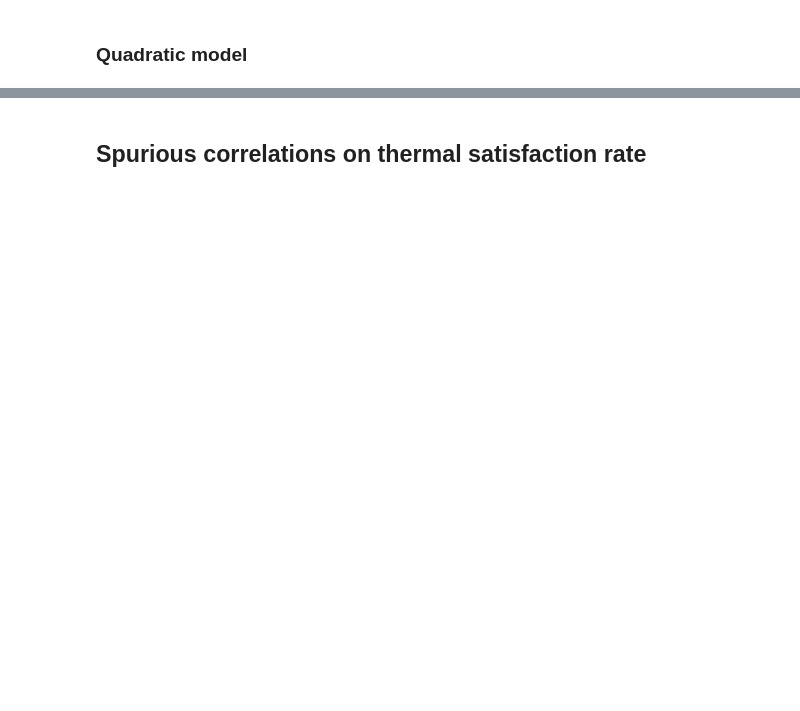
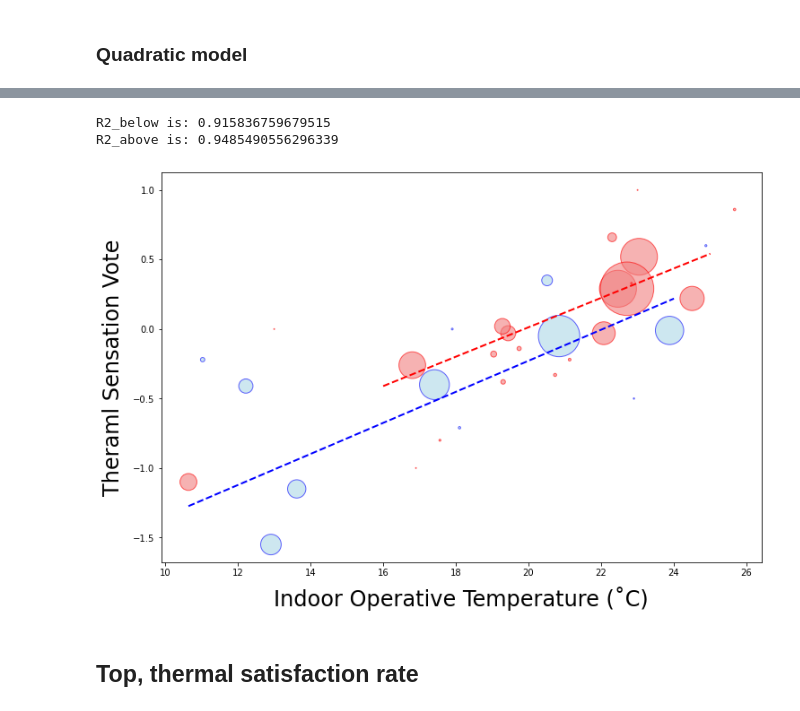
Before and after one commit to ruijis/paper-causal-doing, a Jupyter notebook: Data_regression_discontinuity.ipynb, the cells around one changed output, grey strips where cells are left out. Saved outputs shown, nothing was run; the diff lists cells and outputs as text; code cells hidden in the pictures; blank space fills up the shorter version.

```diff
--- a/Data_regression_discontinuity.ipynb
+++ b/Data_regression_discontinuity.ipynb
@@ -223,0 +423,10 @@ plt.show()
+# %%
+# # Fit the models for each group
+# model = smf.wls("thermal_sensation~top", df_rd, weights=df_rd["records"]).fit()
+# model.summary().tables[1]
+
+# Fit the models for each group
+model_below = smf.wls("thermal_sensation ~ top", weights=df_below["records"], data=df_below).fit()
+model_above = smf.wls("thermal_sensation ~ top", weights=df_above["records"], data=df_above).fit()
+print(model_below.summary().tables[1])
+print(model_above.summary().tables[1])
@@ -224,5 +446,53 @@ plt.show()
+# %%
+# calcualte R2 for the two models
+# R2 = 1 - (RSS/TSS)
+RSS_below = sum(model_below.resid ** 2)
+TSS_below = sum((df_below['thermal_sensation'] - df_below['thermal_sensation'].mean()) ** 2)
+R2_below = 1 - RSS_below/TSS_below
+RSS_above = sum(model_above.resid ** 2)
+TSS_above = sum((df_above['thermal_sensation'] - df_above['thermal_sensation'].mean()) ** 2)
+R2_above = 1 - RSS_above/TSS_above
+print("R2_below is:", R2_below)
+print("R2_above is:", R2_above)
+# %% [output]
+R2_below is: 0.915836759679515
+R2_above is: 0.9485490556296339
+# %%
+# Initialize figure
+plt.figure(figsize=(12, 8))
+
+# Scatter plot for points below the threshold
+plt.scatter(df_below['top'], df_below['thermal_sensation'],
+            s=df_below['records'], facecolors='lightblue', edgecolors='blue',
+            alpha=0.6, label='Cool Indoor Environment')
+
+# Scatter plot for points above the threshold
+plt.scatter(df_above['top'], df_above['thermal_sensation'],
+            s=df_above['records'], facecolors='lightcoral', edgecolors='red',
+            alpha=0.6, label='Warm Indoor Environment')
+
+# Plot the fitted lines smoothly
+top_grid_above = np.linspace(16, 25, 500)
+top_grid = np.linspace(df_rd['top'].min(), 24, 500)
+pred_below = model_below.predict(pd.DataFrame({'top': top_grid}))
+pred_above = model_above.predict(pd.DataFrame({'top': top_grid_above}))
+plt.plot(top_grid, pred_below, color='blue', linewidth=2, linestyle='--', label='Fitted (Cool Indoor Environment)')
+plt.plot(top_grid_above, pred_above, color='red', linewidth=2, linestyle='--', label='Fitted (Warm Indoor Environment)')
+
+# Adjust ticks and labels
+# plt.xticks(np.arange(12, 28, 4), fontsize=20)
+# plt.yticks(np.arange(0.5, 1.05, 0.1), fontsize=20)
+
+# Add axis labels
+plt.xlabel('Indoor Operative Temperature (˚C)', fontsize=24, labelpad=10)
+plt.ylabel('Theraml Sensation Vote', fontsize=24, labelpad=10)
+
+# Show the plot
+plt.show()
+# %% [output]
+[figure, added]
 # %% [markdown]
-## Spurious correlations on thermal satisfaction rate
+## Top, thermal satisfaction rate
 # %%
 model = smf.wls("tsr~top", df_rd, weights=df_rd["records"]).fit()
 model.summary().tables[1]
```
Also changed, not shown: parts of 26 cells of this notebook, 4 other files.
